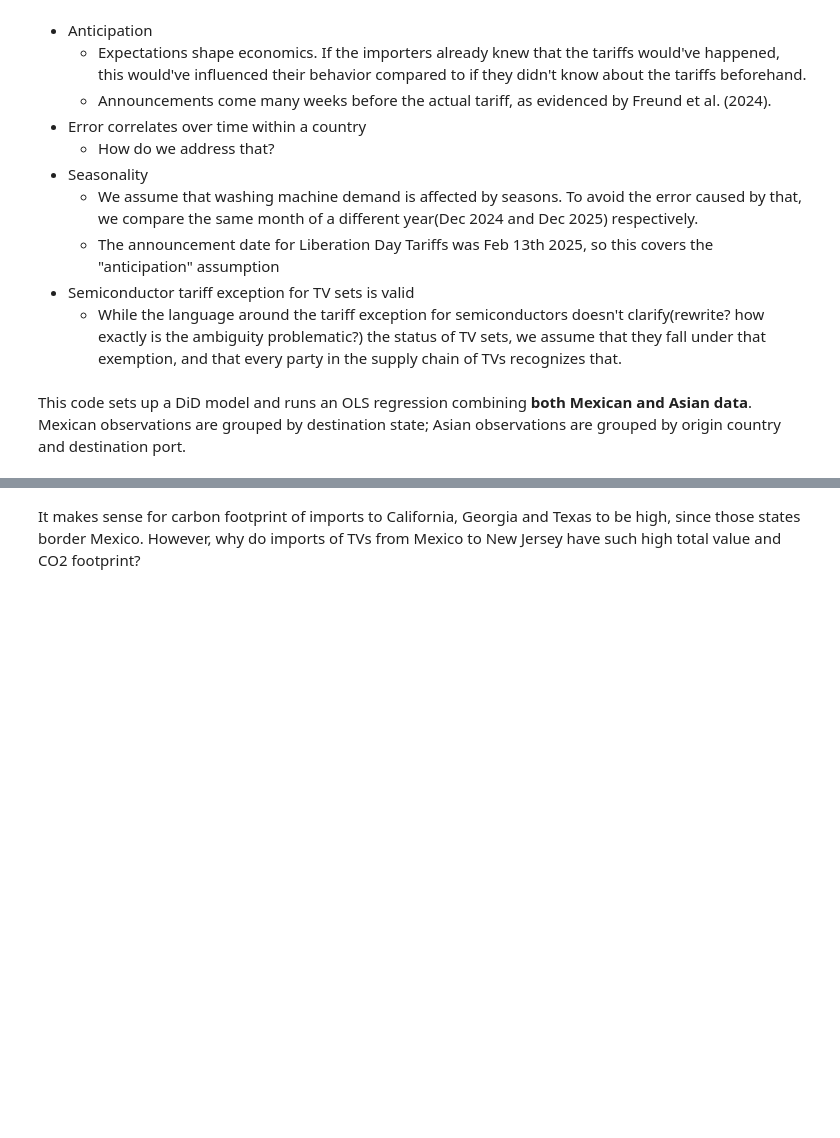
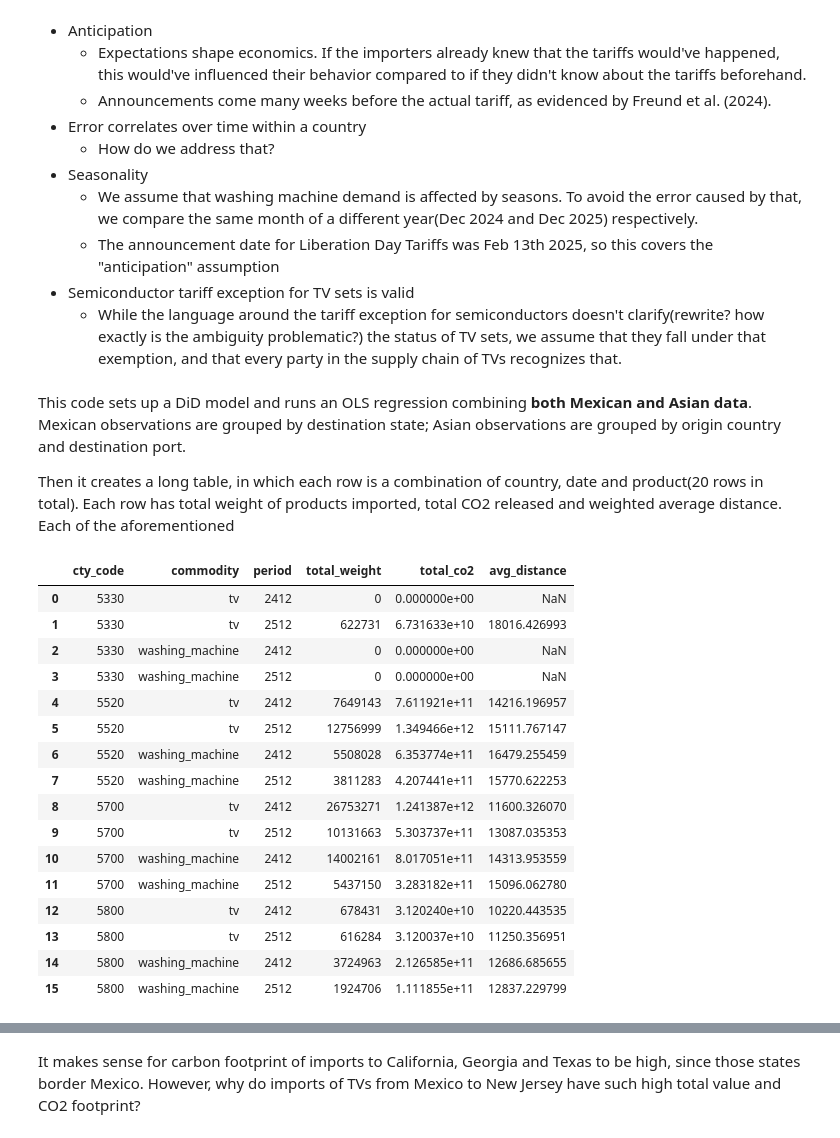
Before and after one commit to BirchTree1812/research_study_code, a Jupyter notebook: main.ipynb, the cells around one changed output, grey strips where cells are left out. Cells and saved outputs as stored; diff of their text form; code cells hidden in the pictures; blank space fills up the shorter version.

```diff
--- a/main.ipynb
+++ b/main.ipynb
@@ -983,6 +1006,51 @@ For the model, we need the following assumptions:
     + While the language around the tariff exception for semiconductors doesn't clarify(rewrite? how exactly is the ambiguity problematic?) the status of TV sets, we assume that they fall under that exemption, and that every party in the supply chain of TVs recognizes that.
 # %% [markdown]
 This code sets up a DiD model and runs an OLS regression combining **both Mexican and Asian data**. Mexican observations are grouped by destination state; Asian observations are grouped by origin country and destination port.
+
+Then it creates a long table, in which each row is a combination of country, date and product(20 rows in total). Each row has total weight of products imported, total CO2 released and weighted average distance. Each of the aforementioned
+# %%
+def _tag(df, commodity, period):
+    out = df[["cty_code", "ves_swt_mo", "co2", "distance"]].copy()
+    out["commodity"] = commodity
+    out["period"] = period
+    return out
+
+df_sea_all = pd.concat([
+    _tag(df_asian_wash_2412, "washing_machine", "2412"),
+    _tag(df_asian_wash_2512, "washing_machine", "2512"),
+    _tag(df_asian_tv_2412,   "tv",              "2412"),
+    _tag(df_asian_tv_2512,   "tv",              "2512"),
+], ignore_index=True)
+
+df_sea_all["dist_x_weight"] = df_sea_all["distance"] * df_sea_all["ves_swt_mo"]
+
+df_sea_agg = df_sea_all.groupby(["cty_code", "commodity", "period"]).agg(
+    total_weight=("ves_swt_mo", "sum"),
+    total_co2=("co2", "sum"),
+    _dist_x_wt=("dist_x_weight", "sum"),
+).reset_index()
+
+df_sea_agg["avg_distance"] = df_sea_agg["_dist_x_wt"] / df_sea_agg["total_weight"]
+df_sea_agg = df_sea_agg.drop(columns="_dist_x_wt")
+df_sea_agg
+# %% [output]
+|  | cty_code | commodity | period | total_weight | total_co2 | avg_distance |
+| 0 | 5330 | tv | 2412 | 0 | 0.000000e+00 | NaN |
+| 1 | 5330 | tv | 2512 | 622731 | 6.731633e+10 | 18016.426993 |
+| 2 | 5330 | washing_machine | 2412 | 0 | 0.000000e+00 | NaN |
+| 3 | 5330 | washing_machine | 2512 | 0 | 0.000000e+00 | NaN |
+| 4 | 5520 | tv | 2412 | 7649143 | 7.611921e+11 | 14216.196957 |
+| 5 | 5520 | tv | 2512 | 12756999 | 1.349466e+12 | 15111.767147 |
+| 6 | 5520 | washing_machine | 2412 | 5508028 | 6.353774e+11 | 16479.255459 |
+| 7 | 5520 | washing_machine | 2512 | 3811283 | 4.207441e+11 | 15770.622253 |
+| 8 | 5700 | tv | 2412 | 26753271 | 1.241387e+12 | 11600.326070 |
+| 9 | 5700 | tv | 2512 | 10131663 | 5.303737e+11 | 13087.035353 |
+| 10 | 5700 | washing_machine | 2412 | 14002161 | 8.017051e+11 | 14313.953559 |
+| 11 | 5700 | washing_machine | 2512 | 5437150 | 3.283182e+11 | 15096.062780 |
+| 12 | 5800 | tv | 2412 | 678431 | 3.120240e+10 | 10220.443535 |
+| 13 | 5800 | tv | 2512 | 616284 | 3.120037e+10 | 11250.356951 |
+| 14 | 5800 | washing_machine | 2412 | 3724963 | 2.126585e+11 | 12686.685655 |
+| 15 | 5800 | washing_machine | 2512 | 1924706 | 1.111855e+11 | 12837.229799 |
 # %%
 import statsmodels.api as sm
 
```
Also changed, not shown: parts of 12 cells of this notebook, 1 other file.
